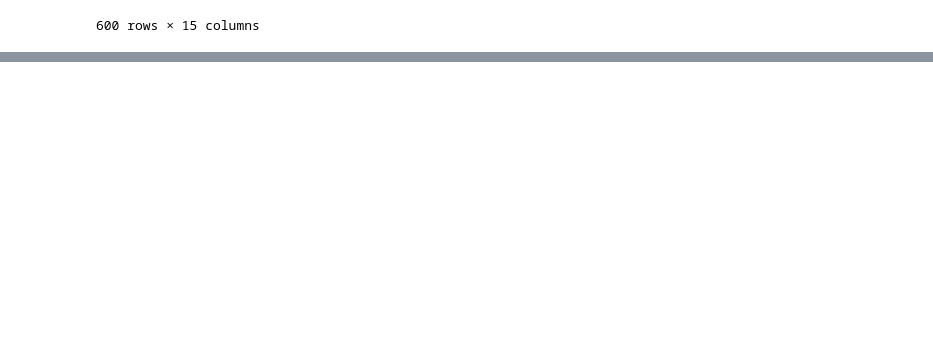
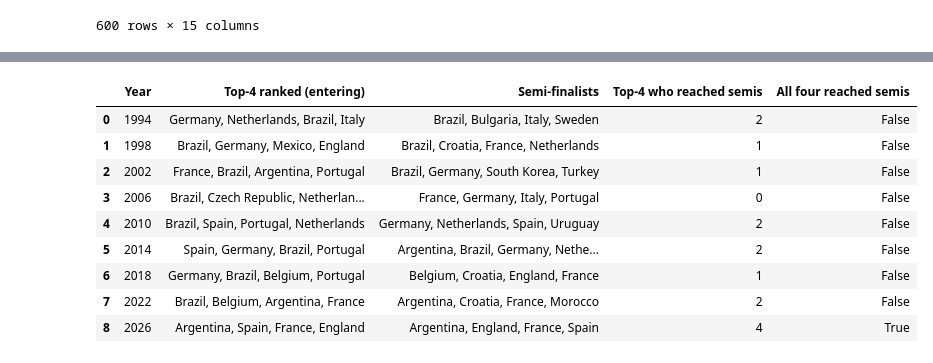
Before and after one commit to bniroula/fifa-analysis, a Jupyter notebook: notebooks/cleanup.ipynb, the cells around one changed output, grey strips where cells are left out. Drawn from its saved outputs; the diff is of its cells as text; code cells hidden in the pictures; blank space fills up the shorter version.

```diff
--- a/notebooks/cleanup.ipynb
+++ b/notebooks/cleanup.ipynb
@@ -145,0 +364,35 @@ matches[matches['outcome'] == 'draw']
+# %%
+# 8) Semi-finalist alignment: did the pre-tournament top-4 ranked teams reach the semis?
+# Per-participant rank each year (stack both sides, dedupe).
+_side_a = matches[["year", "team_a", "team_a_rank"]].rename(columns={"team_a": "team", "team_a_rank": "rank"})
+_side_b = matches[["year", "team_b", "team_b_rank"]].rename(columns={"team_b": "team", "team_b_rank": "rank"})
+team_ranks = pd.concat([_side_a, _side_b], ignore_index=True).drop_duplicates(["year", "team"])
+
+sf_rows = []
+for year, g in matches.groupby("year"):
+    # Semi-finalists = the four teams in the last two matches (3rd-place playoff + final).
+    last_two = g.sort_values("date").tail(2)
+    semifinalists = set(last_two["team_a"]).union(last_two["team_b"])
+    top4 = team_ranks[team_ranks["year"] == year].nsmallest(4, "rank")
+    top4_teams = list(top4.sort_values("rank")["team"])
+    overlap = semifinalists.intersection(top4_teams)
+    sf_rows.append({
+        "Year": int(year),
+        "Top-4 ranked (entering)": ", ".join(top4_teams),
+        "Semi-finalists": ", ".join(sorted(semifinalists)),
+        "Top-4 who reached semis": len(overlap),
+        "All four reached semis": len(overlap) == 4,
+    })
+semifinalist_alignment = pd.DataFrame(sf_rows)
+semifinalist_alignment
+# %% [output]
+|  | Year | Top-4 ranked (entering) | Semi-finalists | Top-4 who reached semis | All four reached semis |
+| 0 | 1994 | Germany, Netherlands, Brazil, Italy | Brazil, Bulgaria, Italy, Sweden | 2 | False |
+| 1 | 1998 | Brazil, Germany, Mexico, England | Brazil, Croatia, France, Netherlands | 1 | False |
+| 2 | 2002 | France, Brazil, Argentina, Portugal | Brazil, Germany, South Korea, Turkey | 1 | False |
+| 3 | 2006 | Brazil, Czech Republic, Netherlan... | France, Germany, Italy, Portugal | 0 | False |
+| 4 | 2010 | Brazil, Spain, Portugal, Netherlands | Germany, Netherlands, Spain, Uruguay | 2 | False |
+| 5 | 2014 | Spain, Germany, Brazil, Portugal | Argentina, Brazil, Germany, Nethe... | 2 | False |
+| 6 | 2018 | Germany, Brazil, Belgium, Portugal | Belgium, Croatia, England, France | 1 | False |
+| 7 | 2022 | Brazil, Belgium, Argentina, France | Argentina, Croatia, France, Morocco | 2 | False |
+| 8 | 2026 | Argentina, Spain, France, England | Argentina, England, France, Spain | 4 | True |
```
Also changed, not shown: parts of 14 cells of this notebook, 3 other files.
